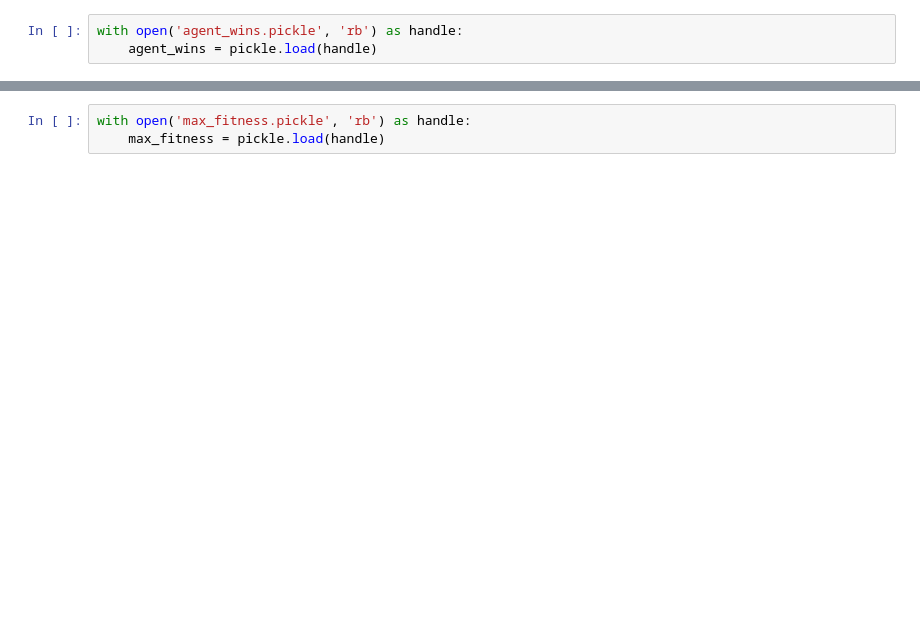
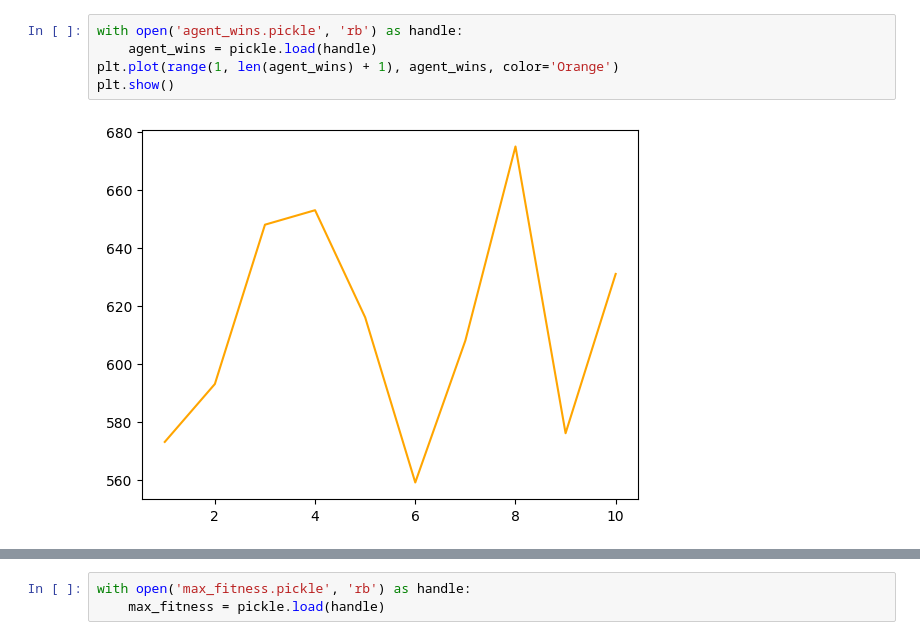
Before and after one commit to drewcurran/COS398_NEAT, a Jupyter notebook: catan_stats.ipynb, the cells around one changed output, grey strips where cells are left out. Saved outputs shown, nothing was run; the diff lists cells and outputs as text; blank space fills up the shorter version.

```diff
--- a/catan_stats.ipynb
+++ b/catan_stats.ipynb
@@ -17,6 +19,10 @@ with open('population.pickle', 'rb') as handle:
 # %%
 with open('agent_wins.pickle', 'rb') as handle:
     agent_wins = pickle.load(handle)
+plt.plot(range(1, len(agent_wins) + 1), agent_wins, color='Orange')
+plt.show()
+# %% [output]
+[figure, added]
 # %%
 with open('num_innovations.pickle', 'rb') as handle:
     num_innovations = pickle.load(handle)
```
Also changed, not shown: parts of 7 cells of this notebook, 8 other files.
